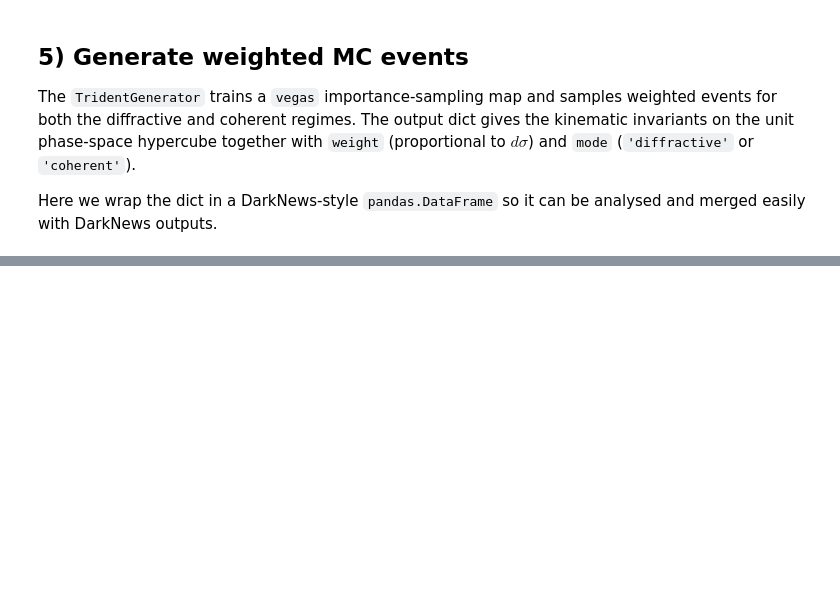
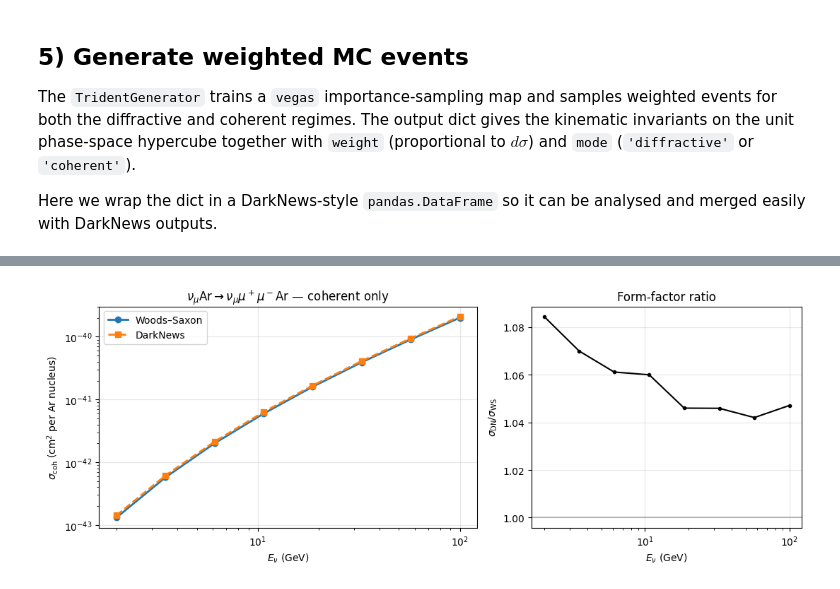
Before and after one commit to mhostert/neptune, a Jupyter notebook: examples/Example_1_trident_events.ipynb, the cells around one changed output, grey strips where cells are left out. Cells and saved outputs as stored; diff of their text form; code cells hidden in the pictures; blank space fills up the shorter version.

Commit message:
update full suite using BSM_trident mathematica

```diff
--- a/examples/Example_1_trident_events.ipynb
+++ b/examples/Example_1_trident_events.ipynb
@@ -202,0 +223,16 @@ proc_full = nep.TridentProcess(model, Z=18, A=40, Enu=10.0, use_epa=False)
+# %%
+# Coherent dimuon trident xsec at E_nu = 10 GeV for both choices
+model_ff = nep.TridentSMModel(nu_flavor='mu', l1_flavor='mu', l2_flavor='mu')
+rows = []
+for name, Z, A in [('C-12', 6, 12), ('Ar-40', 18, 40), ('Fe-56', 26, 56), ('Pb-208', 82, 208)]:
+    out = {'target': name, 'Z': Z, 'A': A}
+    for ff in ['woods-saxon', 'darknews']:
+        proc = nep.TridentProcess(model_ff, Z=Z, A=A, Enu=10.0,
+                                  form_factor=ff, nitn=6, neval=10_000)
+        coh, sd = proc.sigma_coherent()
+        out[f'sigma_coh ({ff})'] = coh
+    out['ratio (DN / WS)'] = out['sigma_coh (darknews)'] / out['sigma_coh (woods-saxon)']
+    rows.append(out)
+df_ff = pd.DataFrame(rows)
+df_ff.style.format({c: '{:.3e}' for c in df_ff.columns if 'sigma' in c}
+                    | {'ratio (DN / WS)': '{:.3f}'})
@@ -202,0 +245,32 @@ proc_full = nep.TridentProcess(model, Z=18, A=40, Enu=10.0, use_epa=False)
+# %%
+# Energy scan on Argon comparing the two form-factor choices
+Enu_scan = np.geomspace(2.0, 100.0, 8)
+sig_ws = np.zeros_like(Enu_scan)
+sig_dn = np.zeros_like(Enu_scan)
+for i, E in enumerate(Enu_scan):
+    p_ws = nep.TridentProcess(model_ff, Z=18, A=40, Enu=E,
+                              form_factor='woods-saxon', nitn=6, neval=8_000)
+    p_dn = nep.TridentProcess(model_ff, Z=18, A=40, Enu=E,
+                              form_factor='darknews',    nitn=6, neval=8_000)
+    sig_ws[i] = p_ws.sigma_coherent()[0]
+    sig_dn[i] = p_dn.sigma_coherent()[0]
+
+fig, axes = plt.subplots(1, 2, figsize=(11, 4.2), gridspec_kw={'width_ratios': [1.4, 1]})
+axes[0].plot(Enu_scan, sig_ws, 'o-',  label='Woods–Saxon', lw=2)
+axes[0].plot(Enu_scan, sig_dn, 's--', label='DarkNews',    lw=2)
+axes[0].set_xscale('log'); axes[0].set_yscale('log')
+axes[0].set_xlabel(r'$E_\nu$ (GeV)')
+axes[0].set_ylabel(r'$\sigma_\mathrm{coh}$ (cm$^2$ per Ar nucleus)')
+axes[0].set_title(r'$\nu_\mu \mathrm{Ar} \to \nu_\mu \mu^+ \mu^- \mathrm{Ar}$ — coherent only')
+axes[0].legend(); axes[0].grid(alpha=0.3)
+
+axes[1].plot(Enu_scan, sig_dn / sig_ws, 'k.-')
+axes[1].axhline(1.0, color='gray', alpha=0.5)
+axes[1].set_xscale('log')
+axes[1].set_xlabel(r'$E_\nu$ (GeV)')
+axes[1].set_ylabel(r'$\sigma_\mathrm{DN} / \sigma_\mathrm{WS}$')
+axes[1].set_title('Form-factor ratio')
+axes[1].grid(alpha=0.3)
+plt.tight_layout()
+# %% [output]
+[figure, added]
```
Also changed, not shown: parts of 15 cells of this notebook, 55 other files.
